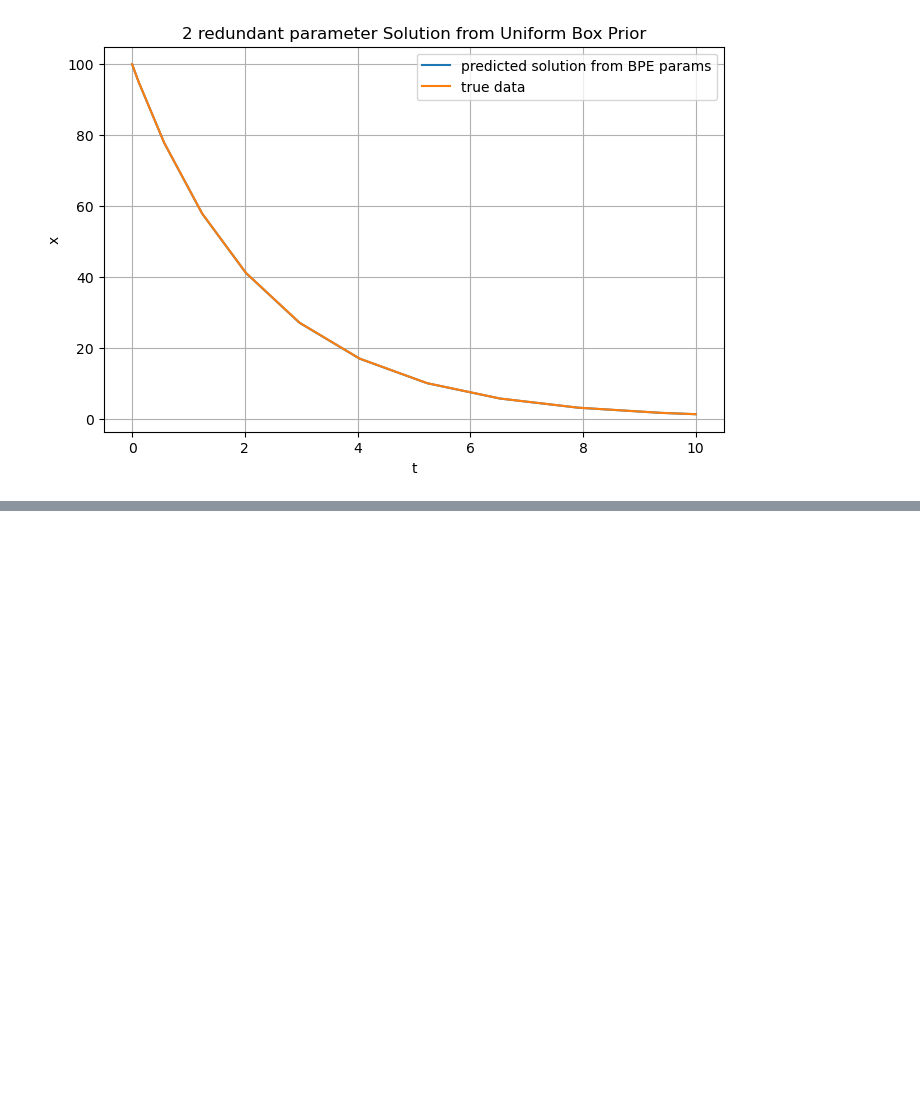
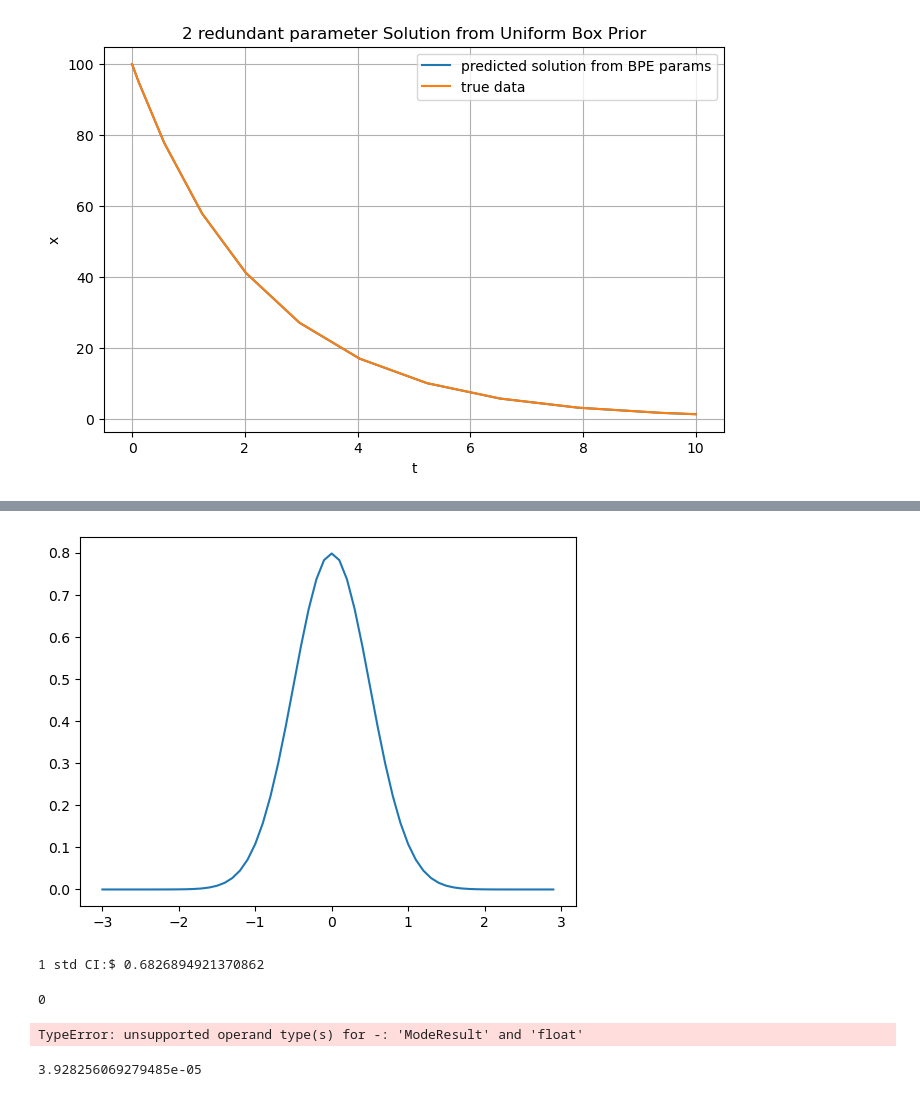
Before and after one commit to valentine-alia/BPE, a Jupyter notebook: intro_problems/ODE_Challenge/solving_annas_problem.ipynb, the cells around one changed output, grey strips where cells are left out. Saved outputs shown, nothing was run; the diff lists cells and outputs as text; code cells hidden in the pictures; blank space fills up the shorter version.

```diff
--- a/intro_problems/ODE_Challenge/solving_annas_problem.ipynb
+++ b/intro_problems/ODE_Challenge/solving_annas_problem.ipynb
@@ -200,0 +217,7 @@ The approximate value of a: [0.32510616 0.11527652]
+# %%
+vp.pdf(np.array([[0]]))
+simple_pdf = lambda x: vp.pdf(np.array([[x]]))
+I0 = integrate.quad(vp.pdf,0,3)
+I1 = integrate.quad(simple_pdf,0,1)
+
+print(I0[0],I1[0])
@@ -200,0 +239,73 @@ The approximate value of a: [0.32510616 0.11527652]
+# %%
+import scipy.stats as scs
+import scipy.integrate as integrate
+import numpy as np
+import matplotlib.pyplot as plt
+
+sigma = 0.5
+norm = scs.norm(loc = 0, scale = sigma)
+plt.plot(np.arange(-3,3,0.1),norm.pdf(np.arange(-3,3,0.1)))
+plt.show()
+
+def CI_1D(pdf,true_value,step = 0.05,x_lb = -10,x_ub = 10):
+    x_range = np.arange(x_lb,x_ub,step)
+    y = np.array([pdf(x) for x in x_range])
+    pdf_mode = x_range[np.argmax(y)]
+    a,b = pdf_mode - step, pdf_mode + step
+    I = 0
+    def check_if_in_CI(true_value,a,b):
+        if a <= true_value and true_value <= b:
+            return False
+        else:
+            return True
+    while check_if_in_CI(true_value,a,b):
+        I = integrate.quad(pdf, a, b)[0]
+        a -= step
+        b += step
+    return I
+
+print("1 std CI:$",CI_1D(norm.pdf,0.5,0.01))
+
+# example of how you could use it with PyVBMC
+#simple_pdf = lambda x: vp.pdf(np.array([[x]]))
+#CI_1D(simple_pdf,0.44,0.1)
+# %% [output]
+[figure, added]
+1 std CI:$ 0.6826894921370862
+# %%
+# example of how you could use it with PyVBMC
+#simple_pdf = lambda x: vp.pdf(np.array([[x]]))
+CI_1D(vp.pdf,0.44,0.1)
+# %% [output]
+0
+# %%
+sigma = 0.5
+cov = np.array([[sigma,0],[0,sigma]])
+norm = scs.multivariate_normal(cov = cov)
+
+
+def CI_2D(vp,pdf,true_value,step = 0.05,x_lb = -10,x_ub = 10,n_samples = int(5e5)):
+    # do sampling, take mode of samples
+    Xs, _ = vp.sample(n_samples) # sample vp
+    pdf_mode = scs.mode(Xs)
+    a,b = pdf_mode - step, pdf_mode + step
+    I = 0
+    def check_if_in_CI(true_value,a,b):
+        if a <= true_value[0] and true_value[0] <= b \
+            and a <= true_value[1] and true_value[1] <= b:
+            return False
+        else:
+            return True
+    while check_if_in_CI(true_value,a,b):
+        I = integrate.dblquad(pdf, a, b, a, b)[0]
+        a -= step
+        b += step
+    return I
+
+print("1 std CI:$",CI_2D(vp,norm.pdf,[0.5,0.5],0.01))
+# %% [output]
+TypeError: unsupported operand type(s) for -: 'ModeResult' and 'float'
+# %%
+norm.pdf([0,3])
+# %% [output]
+3.928256069279485e-05
```
Also changed, not shown: parts of 8 cells of this notebook, 1 other file.
